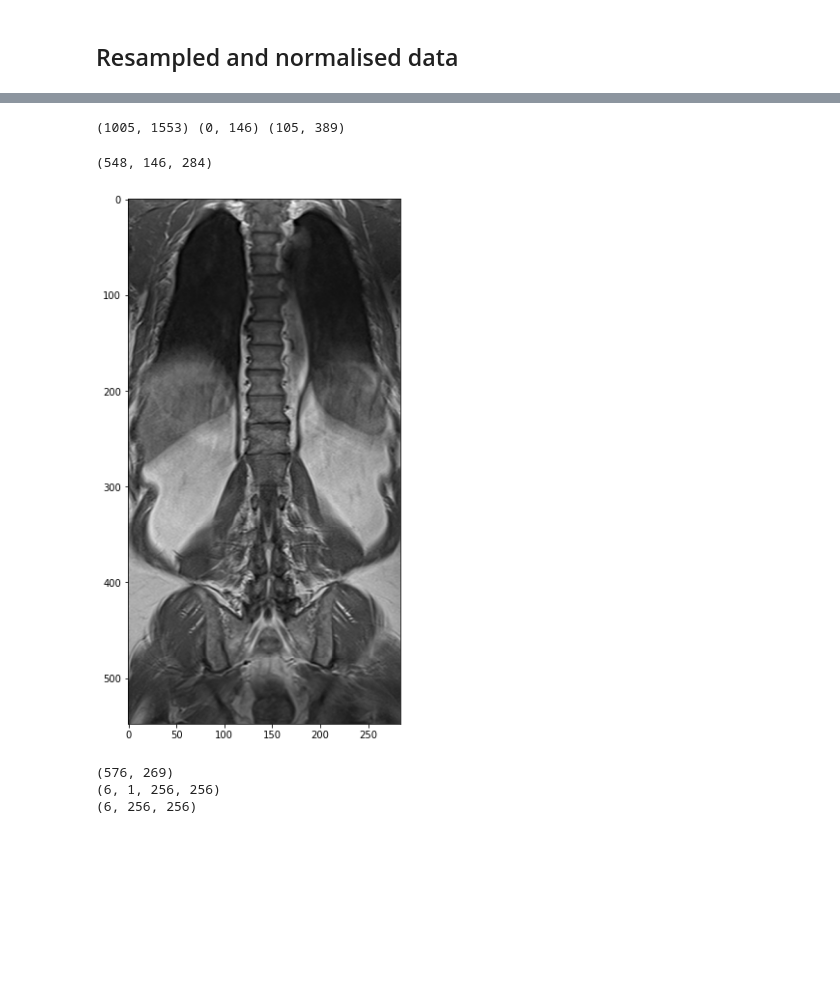
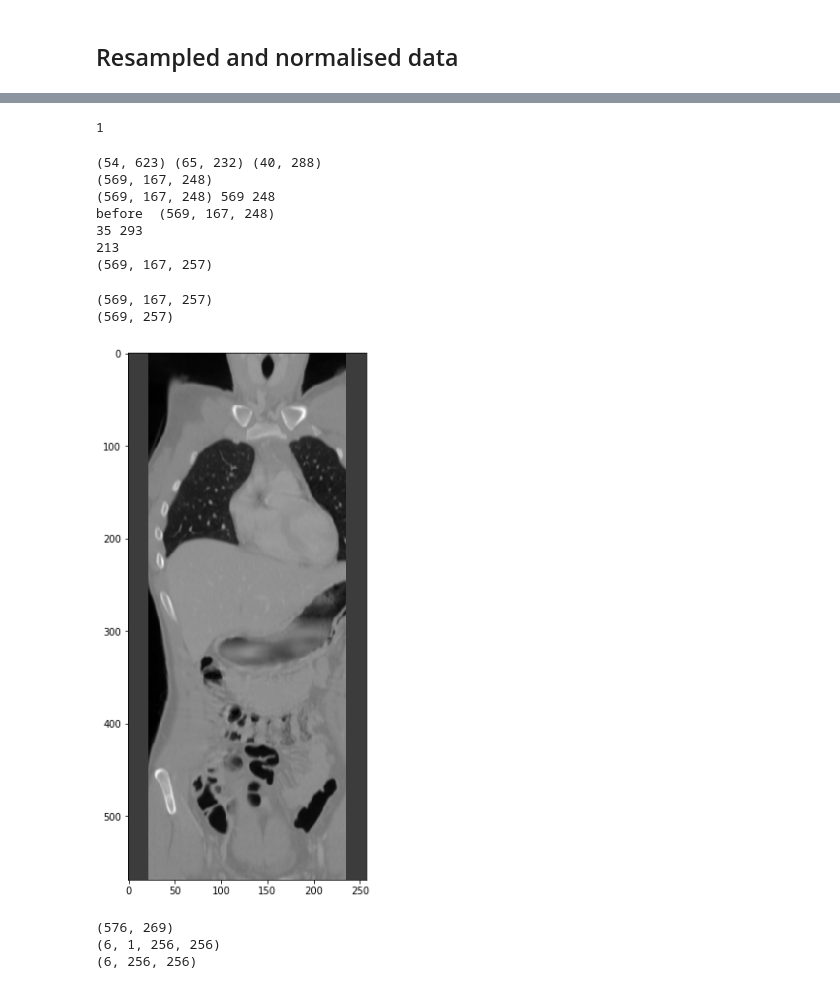
Before and after one commit to momenator/ct-mr-translation, a Jupyter notebook: Untitled.ipynb, the cells around one changed output, grey strips where cells are left out. Cells and saved outputs as stored; diff of their text form; code cells hidden in the pictures; blank space fills up the shorter version.

```diff
--- a/Untitled.ipynb
+++ b/Untitled.ipynb
@@ -67,5 +67,5 @@ print(mr1.mean(), mr1.std()) # almost 0
 # %%
 # load seg
-mr1_seg = np.load('./data/visceral/test/annotations/10000003_3_MRT1_wb.npz')['data']
+mr1_seg = np.load('./data/visceral_full/train/annotations/10000131_1_CTce_ThAb.npz')['data']
 print(mr1_seg.shape)
 # %% [output]
@@ -81,8 +82,18 @@ plt.show()
+# %%
+print(1 | 0)
+# %% [output]
+1
 # %%
 # Crop scan
-from sklearn.feature_extraction import image
+# from sklearn.feature_extraction import image
 
 seg_not_zero = np.where((mr1_seg != 0) & (mr1_seg != 1))
+
+try:
+    assert(len(seg_not_zero) == 3)
+    assert(seg_not_zero[0].shape[0] > 0)
+except:
+    print('something went wrong')
 
 x_bounds = (np.min(seg_not_zero[0]), np.max(seg_not_zero[0]))
 y_bounds = (np.min(seg_not_zero[1]), np.max(seg_not_zero[1]))
@@ -90,16 +101,56 @@ z_bounds = (np.min(seg_not_zero[2]), np.max(seg_not_zero[2]))
 
 print(x_bounds, y_bounds, z_bounds)
 mr1_cropped = mr1[x_bounds[0]: x_bounds[1], y_bounds[0]: y_bounds[1], z_bounds[0]: z_bounds[1]]
+
+print(mr1_cropped.shape)
+
+dim = 256
+x_width = x_bounds[1] - x_bounds[0]
+z_width = z_bounds[1] - z_bounds[0]
+
+if (x_width < dim):
+    pad = ((dim-x_width) // 2) + 1
+    mr1_cropped = mr1[x_bounds[0] - pad : x_bounds[1] + pad, y_bounds[0]: y_bounds[1],:]
+
+    x_width, _, _ = mr1_cropped.shape
+
+    if (x_width < dim):
+        pad = ((dim-x_width) // 2) + 1
+        padding=((pad, pad), (0,0), (0,0))
+        mr1_cropped = np.pad(mr1_cropped, padding, mode='constant',constant_values=0)
+
+if (z_width < dim):
+
+    pad = ((dim - z_width) // 2) + 1
+
+    mr1_cropped = mr1_cropped[:, :, (z_bounds[0] - pad): (z_bounds[1] + pad)]
+
+    _, _, z_width = mr1_cropped.shape
+
+    if (z_width < dim):
+        pad = ((dim - z_width) // 2) + 1
+        padding=((0,0), (0,0), (pad, pad))
+        mr1_cropped = np.pad(mr1_cropped, padding, mode='constant',constant_values=0)
+
+print(mr1_cropped.shape)
 # %% [output]
-(1005, 1553) (0, 146) (105, 389)
+(54, 623) (65, 232) (40, 288)
+(569, 167, 248)
+(569, 167, 248) 569 248
+before  (569, 167, 248)
+35 293
+213
+(569, 167, 257)
 # %%
 print(mr1_cropped.shape)
+print(mr1_cropped[:,40,:].shape)
 plt.figure(figsize=(10, 10))
-plt.imshow(np.flip(mr1_cropped[:,100,:]))
+plt.imshow(np.flip(mr1_cropped[:,40,:]))
 plt.show()
 # %% [output]
-(548, 146, 284)
+(569, 167, 257)
+(569, 257)
-[figure, old version]
+[figure, new version]
 # %%
 print(mr1_cropped[:,0,:].shape)
 patches = patchify(mr1_cropped[:,100,:], (256, 256), step=64)
```
Also changed, not shown: parts of 11 cells of this notebook, 10 other files.
